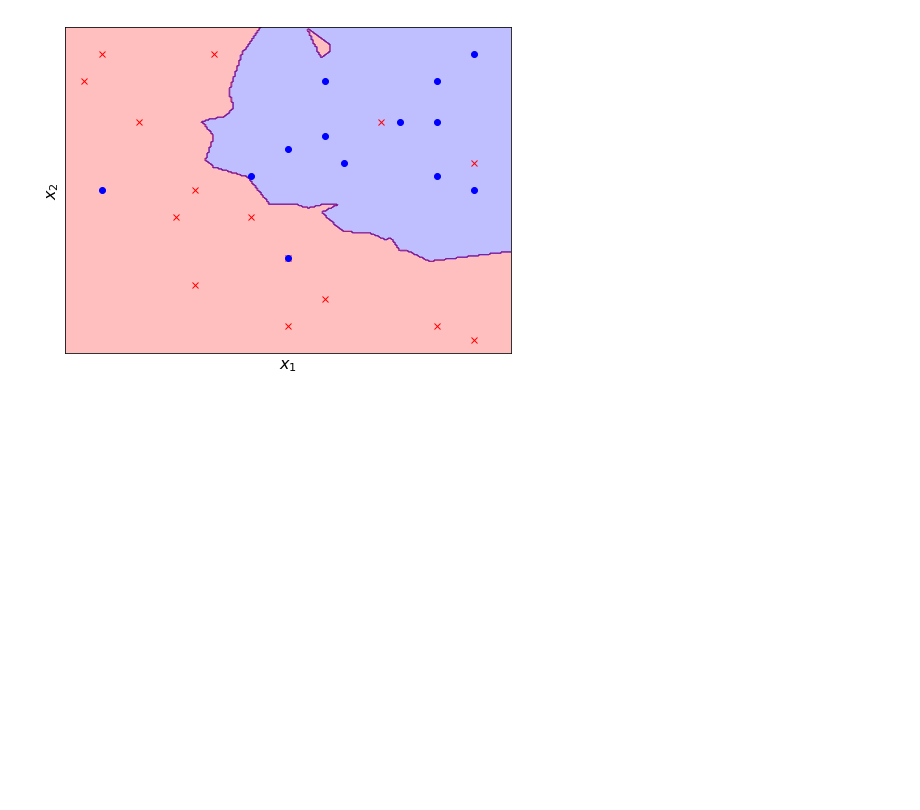
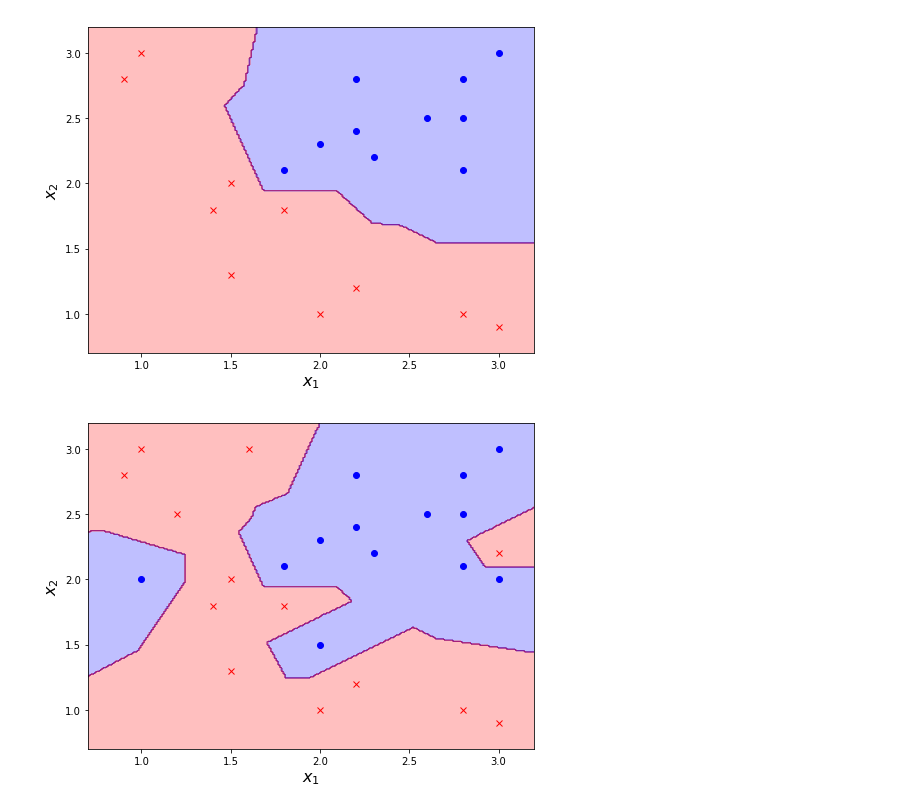
Before and after one commit to mbilab/ML-tutorial, a Jupyter notebook: plot/plot.ipynb, the cells around one changed output. Cells and saved outputs as stored; diff of their text form; code cells hidden in the pictures; blank space fills up the shorter version.

Commit message:
knn boundary

```diff
--- a/plot/plot.ipynb
+++ b/plot/plot.ipynb
@@ -137,39 +103,36 @@ plt.show()
-# %%
-# knn boundary 2
-X1 = np.array([1.0, 2.0, 1.8, 1.5, 1.4, 2.0, 0.9, 2.2, 3.0, 2.8, 1.5, 1.2, 1.6, 3, 2.5, 1])
-Y1 = np.array([3.0, 1.5, 1.8, 2.0, 1.8, 1.0, 2.8, 1.2, 0.9, 1.0, 1.3, 2.5, 3.0, 2.2, 2.5, 0.4])
-X2 = np.array([2.0, 2.3, 2.2, 2.8, 2.8, 2.6, 2.2, 2.8, 1.8, 3.0, 1.0, 2.0, 3.0])
-Y2 = np.array([2.3, 2.2, 2.4, 2.5, 2.1, 2.5, 2.8, 2.8, 2.1, 3.0, 2.0, 1.5, 2.0])
-
-X_neg = np.hstack((X1[:,np.newaxis], Y1[:,np.newaxis]))
-X_pos = np.hstack((X2[:,np.newaxis], Y2[:,np.newaxis]))
-X = np.vstack((X_neg, X_pos))
-y = np.array([-1]*16 + [1]*13)
-clf = KNeighborsClassifier(n_neighbors=3)
-clf.fit(X, y)
-
-x_min, x_max = X1.min() - 1, X1.max() + 1
-y_min, y_max = Y1.min() - 1, Y1.max() + 1
-xx, yy = np.meshgrid(np.arange(x_min, x_max, 0.01), np.arange(y_min, y_max, 0.01))
-Z = clf.predict(np.c_[xx.ravel(), yy.ravel()])
-
-Z = Z.reshape(xx.shape)
-plt.figure(1, figsize=(8, 6))
-plt.contourf(xx, yy, Z, alpha=.25, colors=('r', 'b'))
-
-# plot also the training points
-plt.plot(X1, Y1, 'rx')
-plt.plot(X2, Y2, 'bo')
-
-plt.xlim(0.8, 3.2)
-plt.ylim(0.8, 3.2)
-plt.xlabel(r'$x_1$', size=16)
-plt.ylabel(r'$x_2$', size=16)
-plt.xticks([])
-plt.yticks([])
-plt.show()
-# %% [output]
-[figure, removed]
+# %%
+# knn boundary
+
+def knn_boundary(n_pos, n_neg):
+    x_pos = [2.0, 2.3, 2.3, 2.2, 2.2, 2.4, 2.8, 2.5, 2.8, 2.1, 2.6, 2.5, 2.2, 2.8, 2.8, 2.8, 1.8, 2.1, 3.0, 3.0, 1.0, 2.0, 2.0, 1.5, 3.0, 2.0]
+    x_neg = [1.0, 3.0, 1.8, 1.8, 1.5, 2.0, 1.4, 1.8, 2.0, 1.0, 0.9, 2.8, 2.2, 1.2, 3.0, 0.9, 2.8, 1.0, 1.5, 1.3, 1.2, 2.5, 1.6, 3.0, 3.0, 2.2]
+    x_pos = np.array(x_pos)[:2*n_pos].reshape(-1, 2)
+    x_neg = np.array(x_neg)[:2*n_neg].reshape(-1, 2)
+    x = np.vstack((x_neg, x_pos))
+    y = np.array([1]*len(x_pos) + [-1]*len(x_neg))
+
+    clf = KNeighborsClassifier(n_neighbors=1)
+    clf.fit(x, y)
+
+    x_min, x_max = np.amin(x, axis=0)-.2, np.amax(x, axis=0)+.2
+    xx1 = np.arange(x_min[0], x_max[0] + .01, .01)
+    xx2 = np.arange(x_min[1], x_max[1] + .01, .01)
+    xx1, xx2 = np.meshgrid(xx1, xx2)
+    y = clf.predict(np.c_[xx1.ravel(), xx2.ravel()]).reshape(xx1.shape)
+
+    plt.plot(x_pos[:,0], x_pos[:,1], 'bo')
+    plt.plot(x_neg[:,0], x_neg[:,1], 'rx')
+    plt.contourf(xx1, xx2, y, alpha=fill_alpha, colors=('b', 'r'))
+
+    plt.xlim(x_min[0], x_max[0])
+    plt.ylim(x_min[1], x_max[1])
+    plot(r'$x_1$', r'$x_2$', lim=False)
+
+knn_boundary(10, 10)
+knn_boundary(13, 13)
+# %% [output]
+[figure, added]
+[figure, added]
 # %%
 # linear and quadratic regression
 
```
Also changed, not shown: parts of 8 cells of this notebook.
